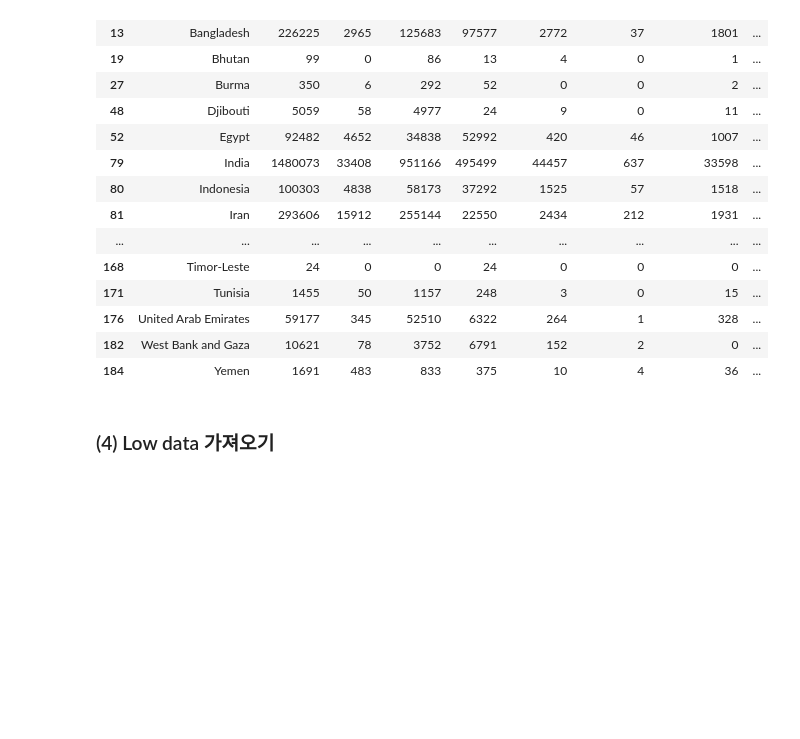
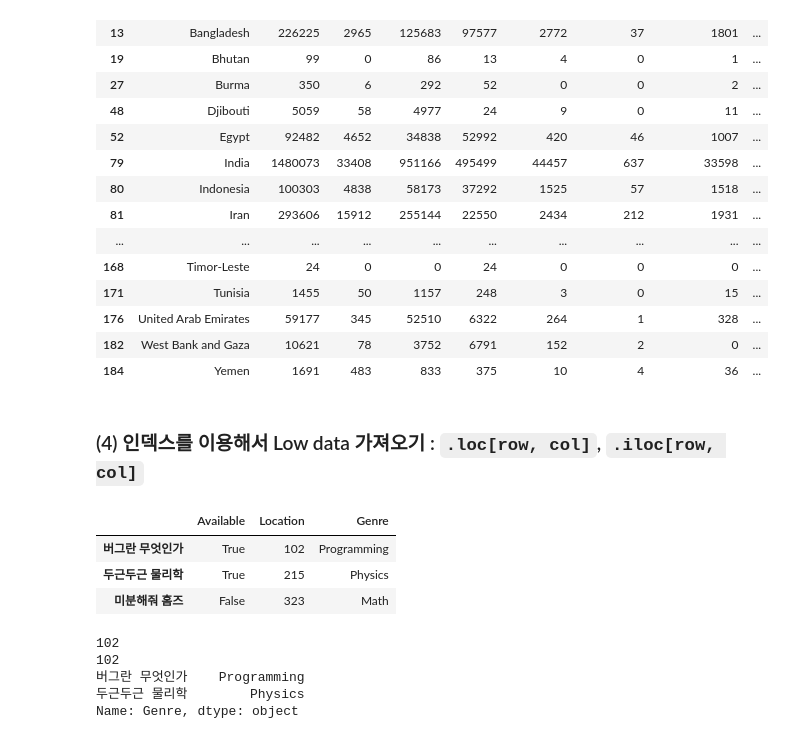
Before and after one commit to JitHoon/cnuai, a Jupyter notebook: julyEducation/firstW_pandas.ipynb, the cells around one changed output. Drawn from its saved outputs; the diff is of its cells as text; code cells hidden in the pictures; blank space fills up the shorter version.

Commit message:
07.06.afternoon pandas .unique .loc[] .iloc[] .groupby()

```diff
--- a/julyEducation/firstW_pandas.ipynb
+++ b/julyEducation/firstW_pandas.ipynb
@@ -289,4 +289,34 @@ covid[(covid["WHO Region"] == 'South-East Asia') | (covid["WHO Region"] == 'East
 | 182 | West Bank and Gaza | 10621 | 78 | 3752 | 6791 | 152 | 2 | 0 | ... |
 | 184 | Yemen | 1691 | 483 | 833 | 375 | 10 | 4 | 36 | ... |
 # %% [markdown]
-### (4) Low data 가져오기
+### (4) 인덱스를 이용해서 Low data 가져오기 : `.loc[row, col]`, `.iloc[row, col]`
+# %%
+# 예시 데이터 - 도서관 정보
+
+books_dict = {"Available": [True, True, False], "Location":[102, 215, 323], "Genre":["Programming", "Physics", "Math"]}
+# Column : Available, Location, Genre
+
+# pd.DataFrame(dic 변수, index=[])를 통해 인덱스 이름 지정 가능
+books_df = pd.DataFrame(books_dict, index=['버그란 무엇인가', '두근두근 물리학', '미분해줘 홈즈'])
+books_df
+# %% [output]
+|  | Available | Location | Genre |
+| 버그란 무엇인가 | True | 102 | Programming |
+| 두근두근 물리학 | True | 215 | Physics |
+| 미분해줘 홈즈 | False | 323 | Math |
+# %%
+# low의 dtype 또한 Series
+type(books_df.loc["버그란 무엇인가"])
+
+# index 이름을 쳐서 가져오기
+print(books_df.loc["버그란 무엇인가", 'Location'])
+
+# index 숫자를 쳐서 가져오기
+print(books_df.iloc[0,1])
+print(books_df.iloc[0:2,2])
+# %% [output]
+102
+102
+버그란 무엇인가    Programming
+두근두근 물리학        Physics
+Name: Genre, dtype: object
```
Also changed, not shown: parts of 5 cells of this notebook, 1 other file.
